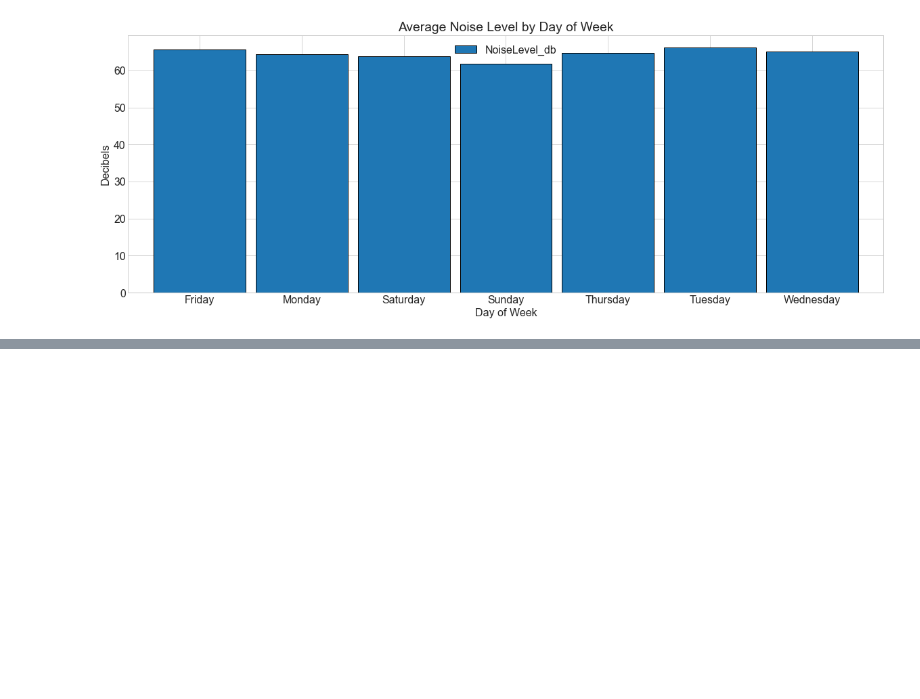
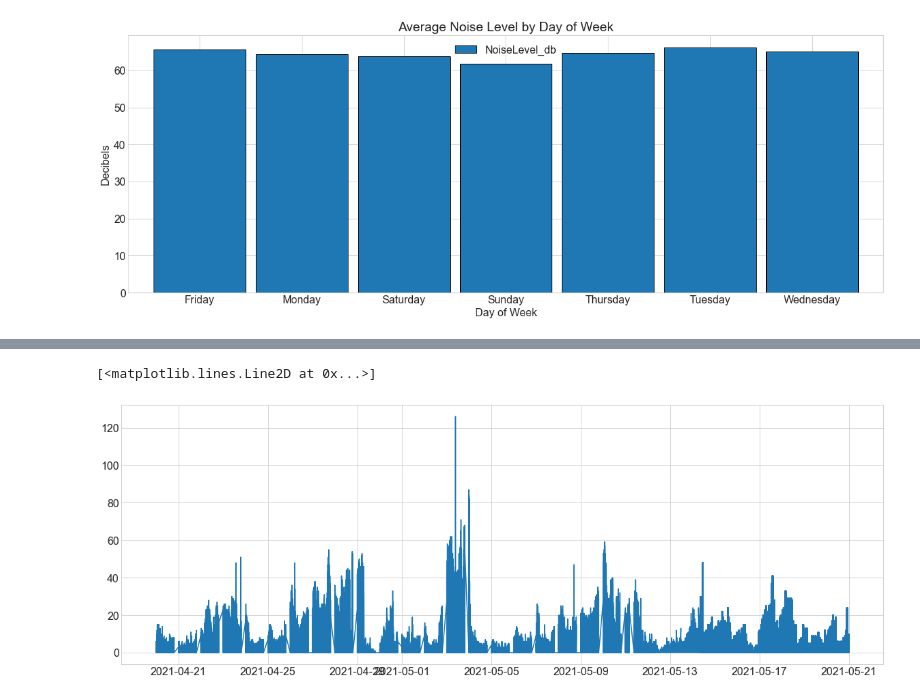
Before and after one commit to slc-data/2021-datathon, a Jupyter notebook: workbooks/sam/datathon.ipynb, the cells around one changed output, grey strips where cells are left out. Saved outputs shown, nothing was run; the diff lists cells and outputs as text; code cells hidden in the pictures; blank space fills up the shorter version.

```diff
--- a/workbooks/sam/datathon.ipynb
+++ b/workbooks/sam/datathon.ipynb
@@ -100,0 +104,6 @@ flood_df = flood_df.drop(columns = ['water_level_meters', 'flood_width_meters'])
+# %%
+air10_df = air_df[(air_df['Pm10'] < 500) & (air_df['Pm10'] > -50)]
+plt.plot(air10_df.index, air10_df.Pm10)
+# %% [output]
+[<matplotlib.lines.Line2D at 0x...>]
+[figure, added]
```
Also changed, not shown: parts of 11 cells of this notebook, 3 other files.
